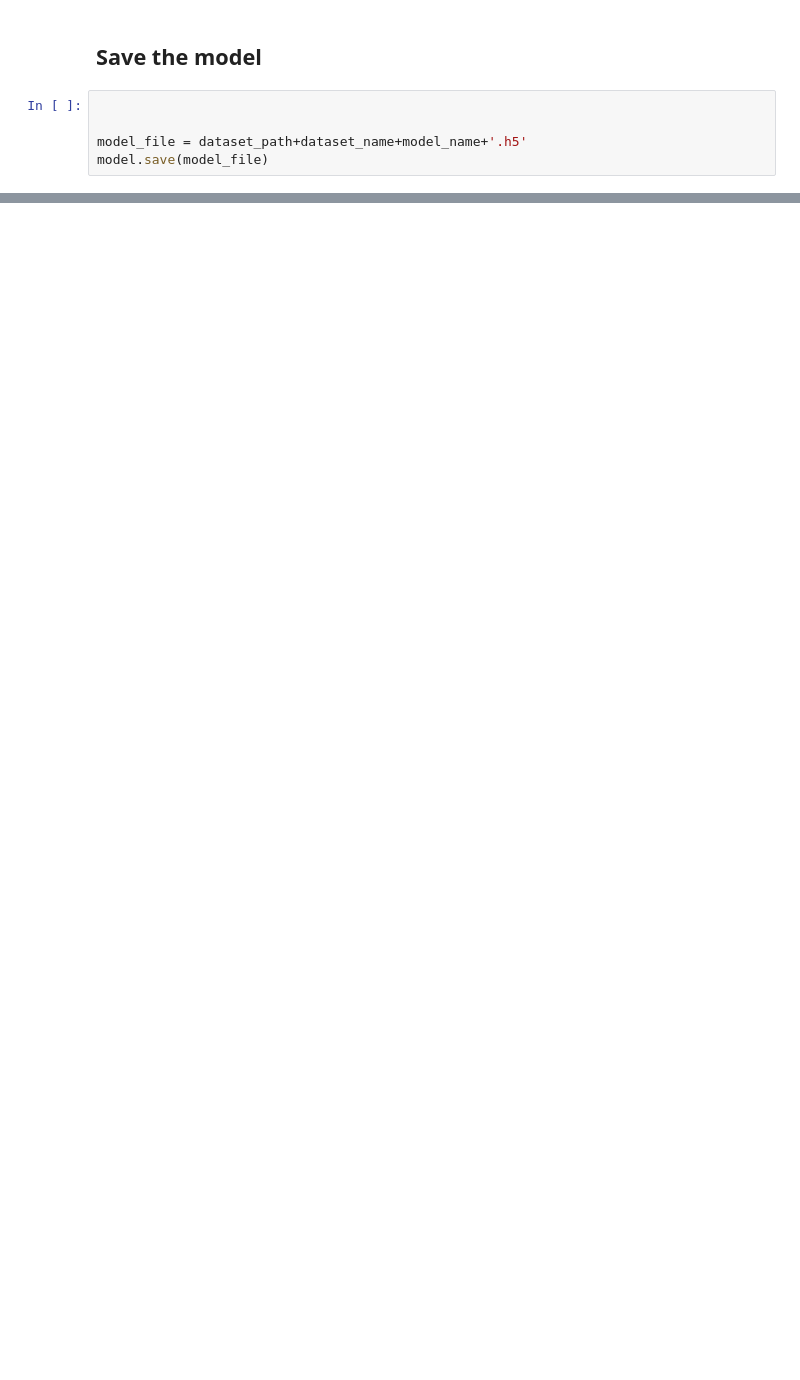
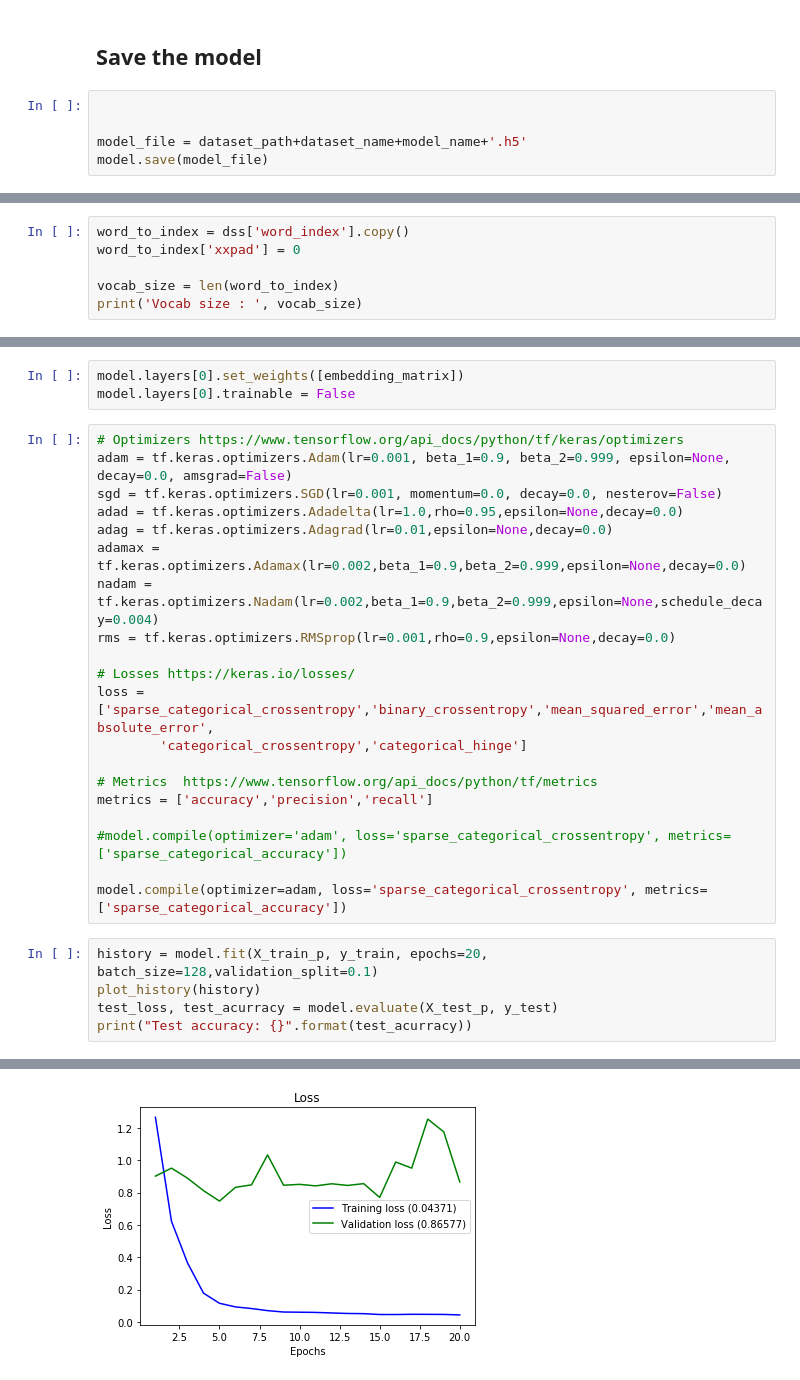
Before and after one commit to mallibus/DSS-NLP-challenge, a Jupyter notebook: DSS_NLP_Challenge_Recurrent_Neural_Network_in_TensorFlow_2_0.ipynb, the cells around one changed output, grey strips where cells are left out. Cells and saved outputs as stored; diff of their text form; blank space fills up the shorter version.

```diff
--- a/DSS_NLP_Challenge_Recurrent_Neural_Network_in_TensorFlow_2_0.ipynb
+++ b/DSS_NLP_Challenge_Recurrent_Neural_Network_in_TensorFlow_2_0.ipynb
@@ -477,0 +656,6 @@ model.save(model_file)
+# %%
+word_to_index = dss['word_index'].copy()
+word_to_index['xxpad'] = 0
+
+vocab_size = len(word_to_index)
+print('Vocab size : ', vocab_size)
@@ -477,0 +724,29 @@ model.save(model_file)
+# %%
+model.layers[0].set_weights([embedding_matrix])
+model.layers[0].trainable = False
+# %%
+# Optimizers https://www.tensorflow.org/api_docs/python/tf/keras/optimizers
+adam = tf.keras.optimizers.Adam(lr=0.001, beta_1=0.9, beta_2=0.999, epsilon=None, decay=0.0, amsgrad=False)
+sgd = tf.keras.optimizers.SGD(lr=0.001, momentum=0.0, decay=0.0, nesterov=False)
+adad = tf.keras.optimizers.Adadelta(lr=1.0,rho=0.95,epsilon=None,decay=0.0)
+adag = tf.keras.optimizers.Adagrad(lr=0.01,epsilon=None,decay=0.0)
+adamax = tf.keras.optimizers.Adamax(lr=0.002,beta_1=0.9,beta_2=0.999,epsilon=None,decay=0.0)
+nadam = tf.keras.optimizers.Nadam(lr=0.002,beta_1=0.9,beta_2=0.999,epsilon=None,schedule_decay=0.004)
+rms = tf.keras.optimizers.RMSprop(lr=0.001,rho=0.9,epsilon=None,decay=0.0)
+
+# Losses https://keras.io/losses/
+loss = ['sparse_categorical_crossentropy','binary_crossentropy','mean_squared_error','mean_absolute_error',
+        'categorical_crossentropy','categorical_hinge']
+
+# Metrics  https://www.tensorflow.org/api_docs/python/tf/metrics
+metrics = ['accuracy','precision','recall']
+
+#model.compile(optimizer='adam', loss='sparse_categorical_crossentropy', metrics=['sparse_categorical_accuracy'])
+
+model.compile(optimizer=adam, loss='sparse_categorical_crossentropy', metrics=['sparse_categorical_accuracy'])
+# %%
+history = model.fit(X_train_p, y_train, epochs=20, batch_size=128,validation_split=0.1)
+plot_history(history)
+test_loss, test_acurracy = model.evaluate(X_test_p, y_test)
+print("Test accuracy: {}".format(test_acurracy))
+# %% [output]
@@ -477,0 +770 @@ model.save(model_file)
+[figure, added]
```
Also changed, not shown: parts of 38 cells of this notebook.
